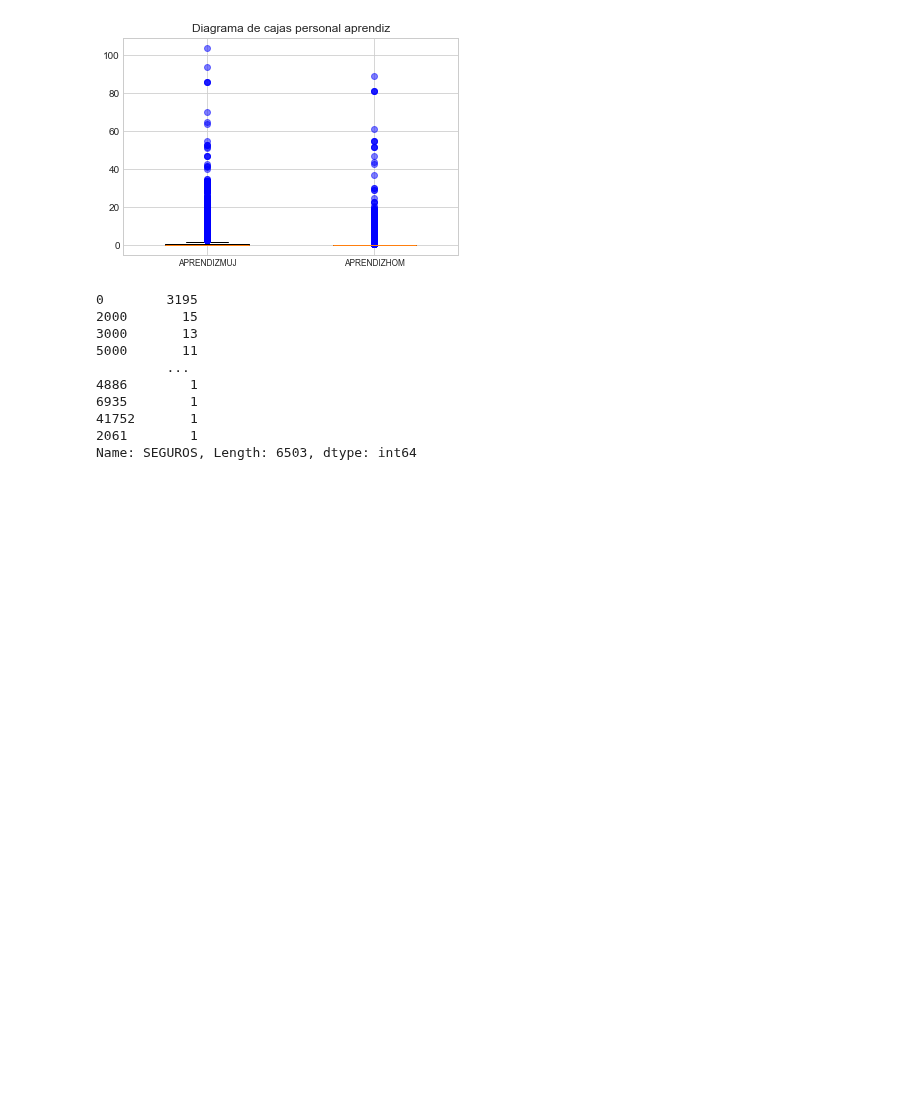
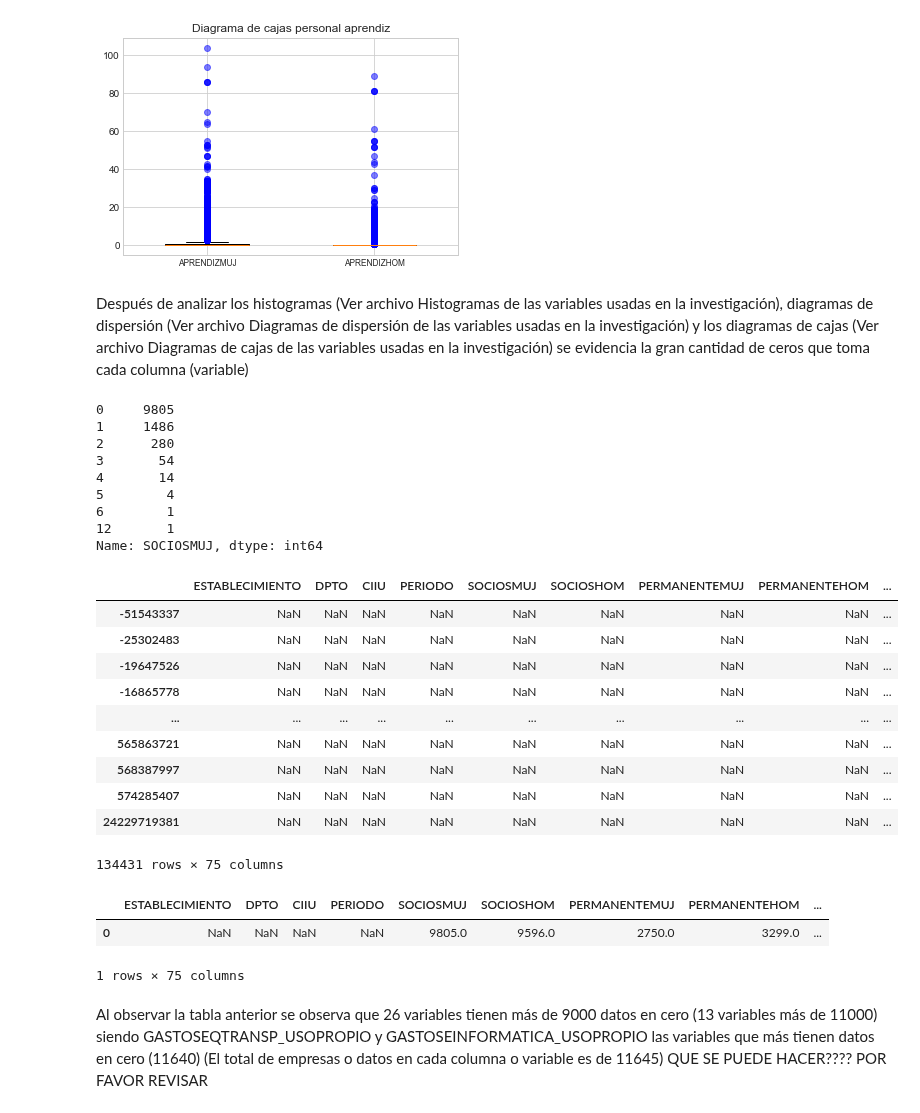
Before and after one commit to KatherinAcosta/Proyecto2018, a Jupyter notebook: 2. Análisis exploratorio de datos.ipynb, the cells around one changed output. Saved outputs shown, nothing was run; the diff lists cells and outputs as text; code cells hidden in the pictures; blank space fills up the shorter version.

```diff
--- a/2. Análisis exploratorio de datos.ipynb
+++ b/2. Análisis exploratorio de datos.ipynb
@@ -161,18 +154,45 @@ for flier in k['fliers']:
 plt.savefig("Diagrama de cajas personal aprendiz.png")
 # %% [output]
 [figure]
+# %% [markdown]
+Después de analizar los histogramas (Ver archivo Histogramas de las variables usadas en la investigación), diagramas de dispersión (Ver archivo Diagramas de dispersión de las variables usadas en la investigación) y los diagramas de cajas (Ver archivo Diagramas de cajas de las variables usadas en la investigación) se evidencia la gran cantidad de ceros que toma cada columna (variable)
 # %%
 # Para contar el número de veces que se presenta un valor en una columna se usa value_counts
 
-total.SEGUROS.value_counts()
+total.SOCIOSMUJ.value_counts()
 # %% [output]
-0        3195
-2000       15
-3000       13
-5000       11
-         ...
-4886        1
-6935        1
-41752       1
-2061        1
-Name: SEGUROS, Length: 6503, dtype: int64
+0     9805
+1     1486
+2      280
+3       54
+4       14
+5        4
+6        1
+12       1
+Name: SOCIOSMUJ, dtype: int64
+# %%
+df = pd.DataFrame(total)   #Contar los valores de todas las columnas
+contar=df.apply(pd.Series.value_counts)
+contar
+# %% [output]
+|  | ESTABLECIMIENTO | DPTO | CIIU | PERIODO | SOCIOSMUJ | SOCIOSHOM | PERMANENTEMUJ | PERMANENTEHOM | ... |
+| -51543337 | NaN | NaN | NaN | NaN | NaN | NaN | NaN | NaN | ... |
+| -25302483 | NaN | NaN | NaN | NaN | NaN | NaN | NaN | NaN | ... |
+| -19647526 | NaN | NaN | NaN | NaN | NaN | NaN | NaN | NaN | ... |
+| -16865778 | NaN | NaN | NaN | NaN | NaN | NaN | NaN | NaN | ... |
+| ... | ... | ... | ... | ... | ... | ... | ... | ... | ... |
+| 565863721 | NaN | NaN | NaN | NaN | NaN | NaN | NaN | NaN | ... |
+| 568387997 | NaN | NaN | NaN | NaN | NaN | NaN | NaN | NaN | ... |
+| 574285407 | NaN | NaN | NaN | NaN | NaN | NaN | NaN | NaN | ... |
+| 24229719381 | NaN | NaN | NaN | NaN | NaN | NaN | NaN | NaN | ... |
+134431 rows × 75 columns
+# %%
+# Se utiliza la función loc para mostrar solo la fila cero
+h=contar.loc[[0]]
+h
+# %% [output]
+|  | ESTABLECIMIENTO | DPTO | CIIU | PERIODO | SOCIOSMUJ | SOCIOSHOM | PERMANENTEMUJ | PERMANENTEHOM | ... |
+| 0 | NaN | NaN | NaN | NaN | 9805.0 | 9596.0 | 2750.0 | 3299.0 | ... |
+1 rows × 75 columns
+# %% [markdown]
+Al observar la tabla anterior se observa que 26 variables tienen más de 9000 datos en cero (13 variables más de 11000) siendo GASTOSEQTRANSP_USOPROPIO y GASTOSEINFORMATICA_USOPROPIO las variables que más tienen datos en cero (11640) (El total de empresas o datos en cada columna o variable es de 11645) QUE SE PUEDE HACER???? POR FAVOR REVISAR
```
Also changed, not shown: parts of 4 cells of this notebook, 2 other files.
